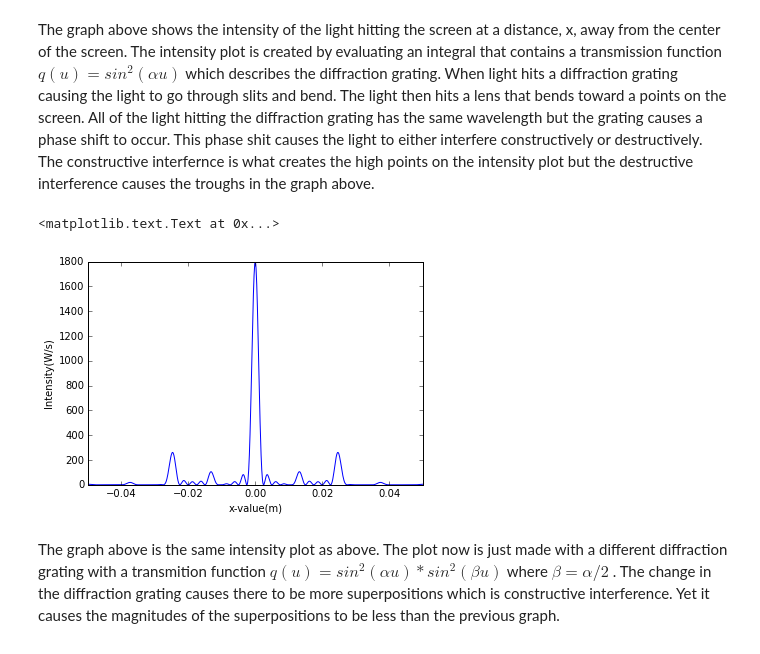
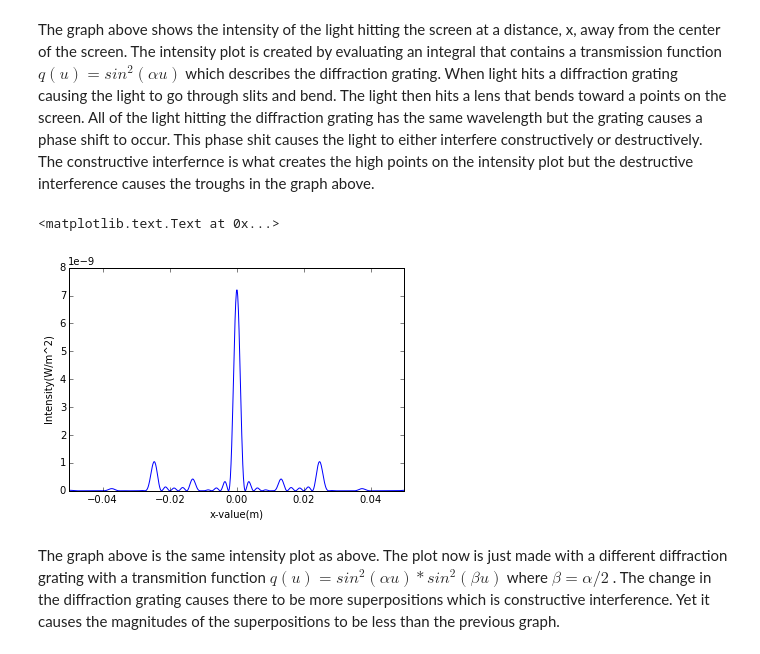
Before and after one commit to willmon16/Labs, a Jupyter notebook: Lab6/Lab6-Version1.ipynb, the cells around one changed output. Drawn from its saved outputs; the diff is of its cells as text; code cells hidden in the pictures.

```diff
--- a/Lab6/Lab6-Version1.ipynb
+++ b/Lab6/Lab6-Version1.ipynb
@@ -113,9 +113,9 @@ for i in x_value:
     s =(integrand(q,a,i)/3) + (integrand(q,b,i)/3)
     for k in range(1,100):
         if(k % 2 == 1):
-            s += 4/3*integrand(q,a+(k)*h,i)
+            s += 4*h/3*integrand(q,a+(k)*h,i)
         else:
-            s += 2/3*integrand(q,a+(k)*h,i)
+            s += 2*h/3*integrand(q,a+(k)*h,i)
     I_value.append(abs(s)**2)
 
 plt.plot(x_value,I_value)
@@ -139,37 +139,37 @@ def q_new(u):
 
     RETURNS:
     q_new(u) - the intensity emission at the distance u given by
            math.sin(alpha*u)**2*math.sin(beta*u)**2
     '''
     d = 2e-5
     alpha = math.pi/(d)
     beta = alpha/2
     return math.sin(alpha*u)**2*math.sin(beta*u)**2
 
 x2_value = np.linspace(-0.05,0.05,1000)
 I2_value = []
 
 for i in x2_value:
     N = 100
     a = -w/2
     b = w/2
     h = ((b-a)/N)
 
     s2 =(integrand(q_new,a,i)/3) + (integrand(q_new,b,i)/3)
     for k in range(1,100):
         if(k % 2 == 1):
-            s2 += 4/3*integrand(q_new,a+(k)*h,i)
+            s2 += 4*h/3*integrand(q_new,a+(k)*h,i)
         else:
-            s2 += 2/3*integrand(q_new,a+(k)*h,i)
+            s2 += 2*h/3*integrand(q_new,a+(k)*h,i)
     I2_value.append(abs(s2)**2)
 
 plt.plot(x2_value,I2_value)
 plt.xlim(-0.05,0.05)
 plt.xlabel("x-value(m)")
-plt.ylabel("Intensity(W/s)")
+plt.ylabel("Intensity(W/m^2)")
 # %% [output]
 <matplotlib.text.Text at 0x...>
-[figure, old version]
+[figure, new version]
 # %% [markdown]
 <div class=answer>
 The graph above is the same intensity plot as above. The plot now is just made with a different diffraction grating with a transmition function $q(u) = sin^2(\alpha u)*sin^2(\beta u)$ where $\beta = \alpha /2 $ . The change in the diffraction grating causes there to be more superpositions which is constructive interference. Yet it causes the magnitudes of the superpositions to be less than the previous graph.
```
Also changed, not shown: parts of 1 cell of this notebook, 1 other file.
